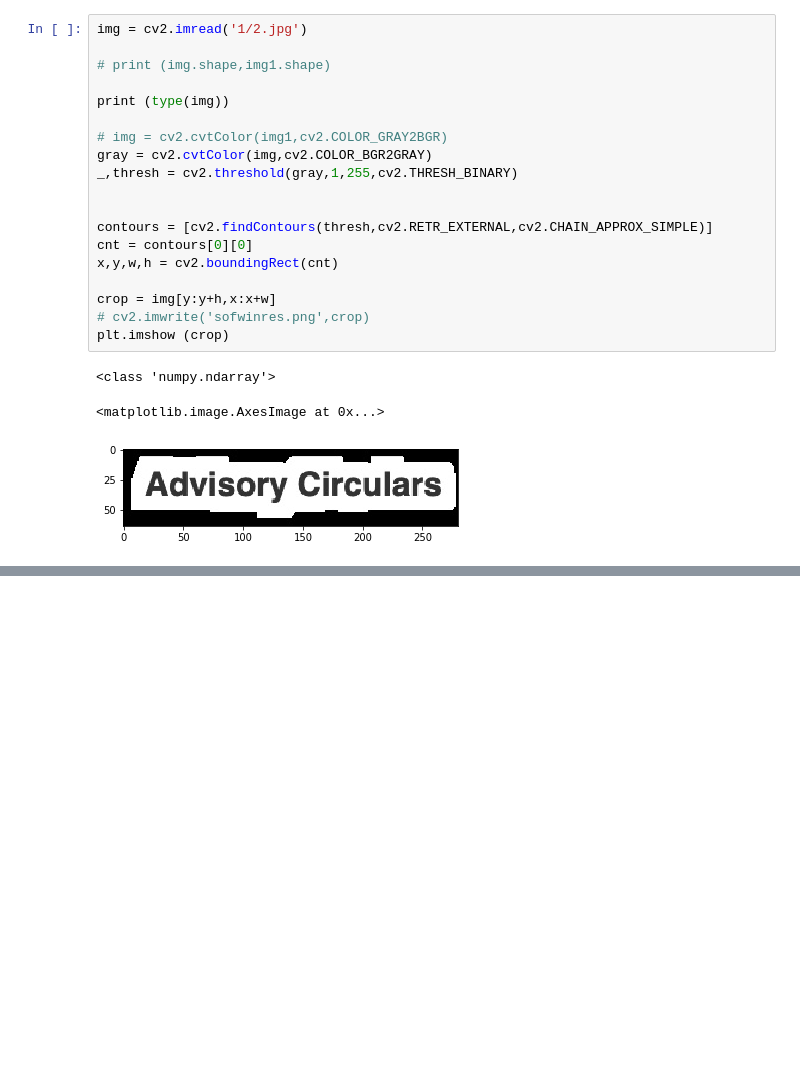
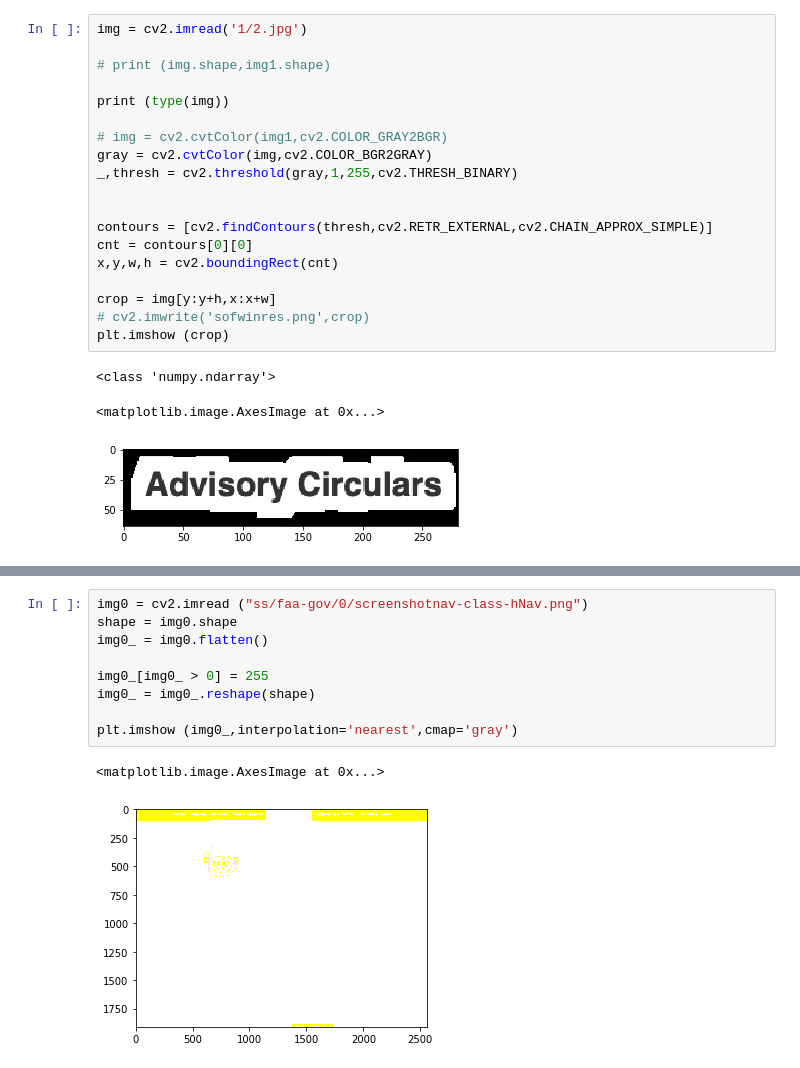
Before and after one commit to WaleedHashmi/JS-Cleaner, a Jupyter notebook: Comparison/Untitled.ipynb, the cells around one changed output, grey strips where cells are left out. Cells and saved outputs as stored; diff of their text form; blank space fills up the shorter version.

```diff
--- a/Comparison/Untitled.ipynb
+++ b/Comparison/Untitled.ipynb
@@ -298,0 +319,12 @@ plt.imshow (crop)
+# %%
+img0 = cv2.imread ("ss/faa-gov/0/screenshotnav-class-hNav.png")
+shape = img0.shape
+img0_ = img0.flatten()
+
+img0_[img0_ > 0] = 255
+img0_ = img0_.reshape(shape)
+
+plt.imshow (img0_,interpolation='nearest',cmap='gray')
+# %% [output]
+<matplotlib.image.AxesImage at 0x...>
+[figure, added]
```
Also changed, not shown: parts of 9 cells of this notebook, 5 other files.
